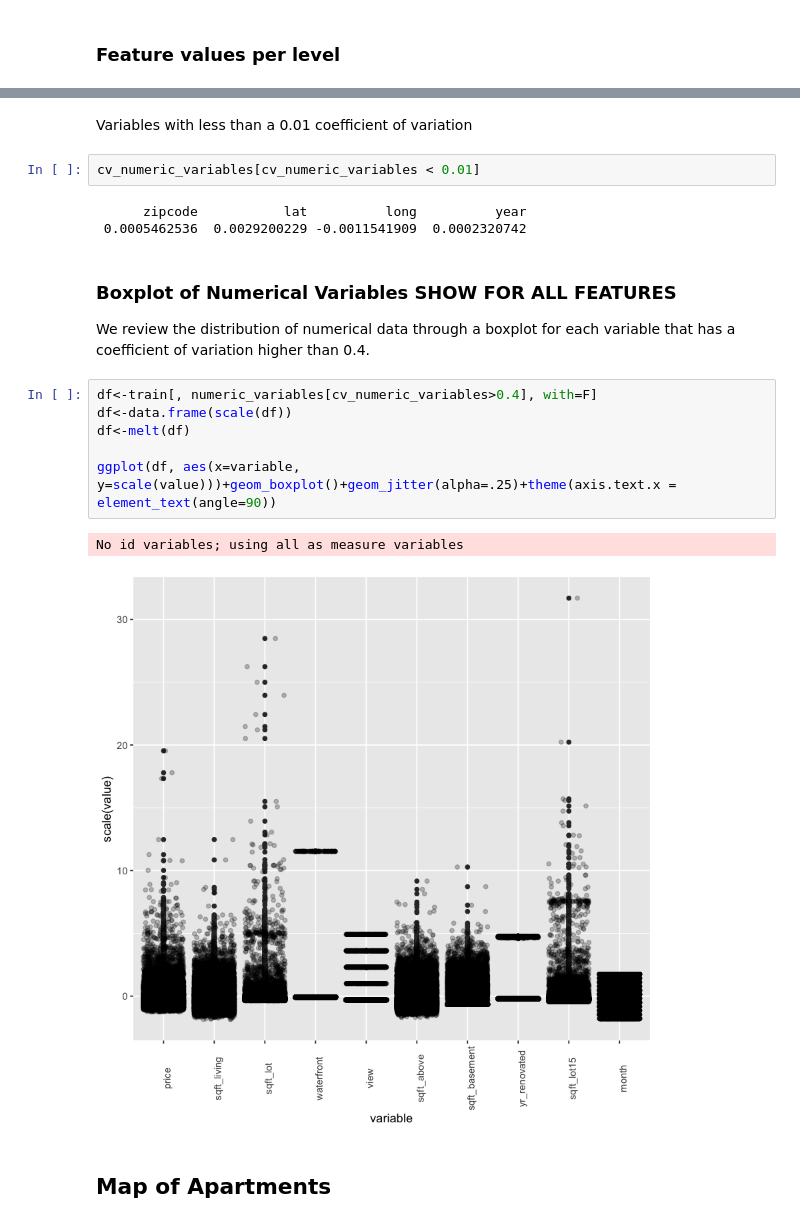
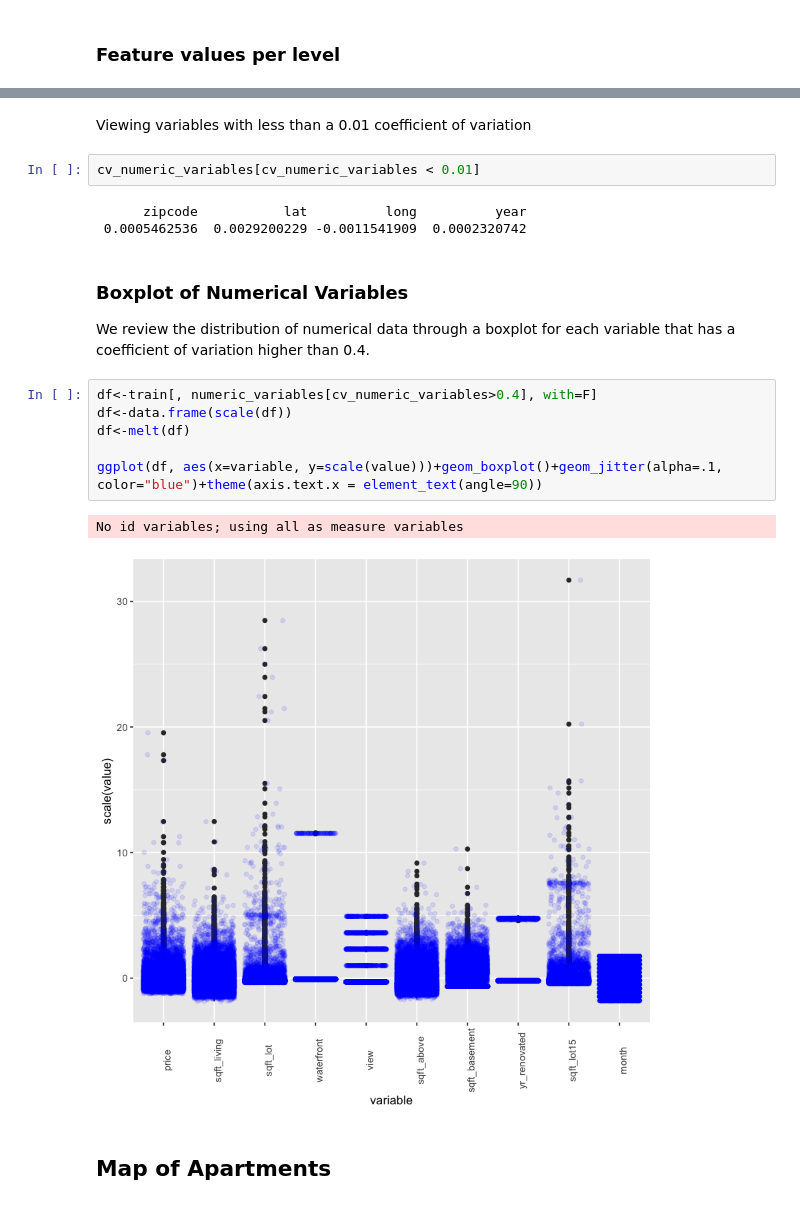
Before and after one commit to akoury/house_pricing, a Jupyter notebook: Analysis.ipynb, the cells around one changed output, grey strips where cells are left out. Drawn from its saved outputs; the diff is of its cells as text.

```diff
--- a/Analysis.ipynb
+++ b/Analysis.ipynb
@@ -204,23 +207,23 @@ ggplot(data.table(var=names(cv_numeric_variables),cv=cv_numeric_variables),
 # %% [markdown]
-Variables with less than a 0.01 coefficient of variation
+Viewing variables with less than a 0.01 coefficient of variation
 # %%
 cv_numeric_variables[cv_numeric_variables < 0.01]
 # %% [output]
       zipcode           lat          long          year
  0.0005462536  0.0029200229 -0.0011541909  0.0002320742
 # %% [markdown]
-### Boxplot of Numerical Variables SHOW FOR ALL FEATURES
+### Boxplot of Numerical Variables
 
 We review the distribution of numerical data through a boxplot for each variable that has a coefficient of variation higher than 0.4.
 # %%
 df<-train[, numeric_variables[cv_numeric_variables>0.4], with=F]
 df<-data.frame(scale(df))
 df<-melt(df)
 
-ggplot(df, aes(x=variable, y=scale(value)))+geom_boxplot()+geom_jitter(alpha=.25)+theme(axis.text.x = element_text(angle=90))
+ggplot(df, aes(x=variable, y=scale(value)))+geom_boxplot()+geom_jitter(alpha=.1, color="blue")+theme(axis.text.x = element_text(angle=90))
 # %% [output]
 No id variables; using all as measure variables
-[figure, old version]
+[figure, new version]
 # %% [markdown]
 ## Map of Apartments
 # %%
```
Also changed, not shown: parts of 49 cells of this notebook, 1 other file.
